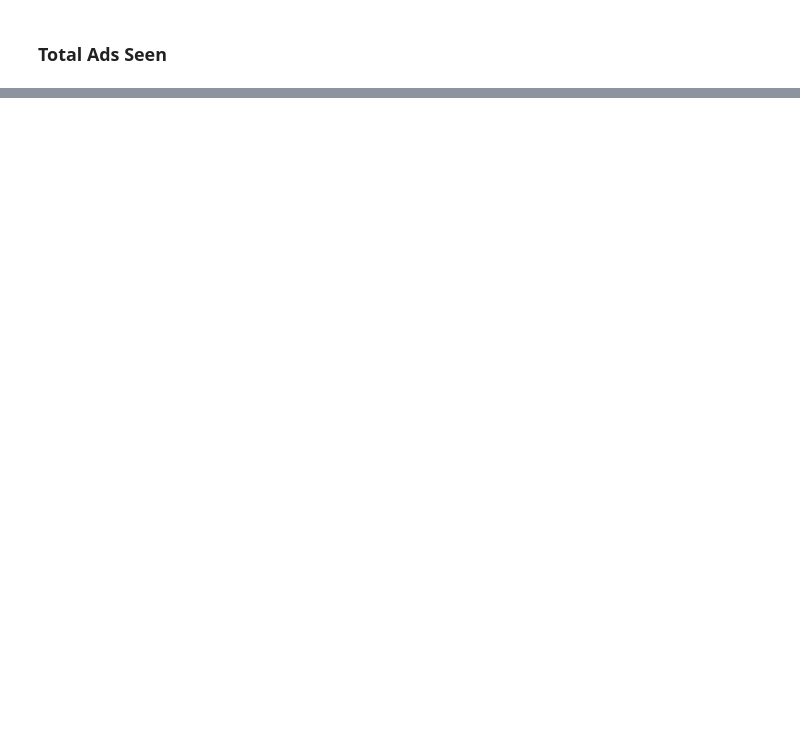
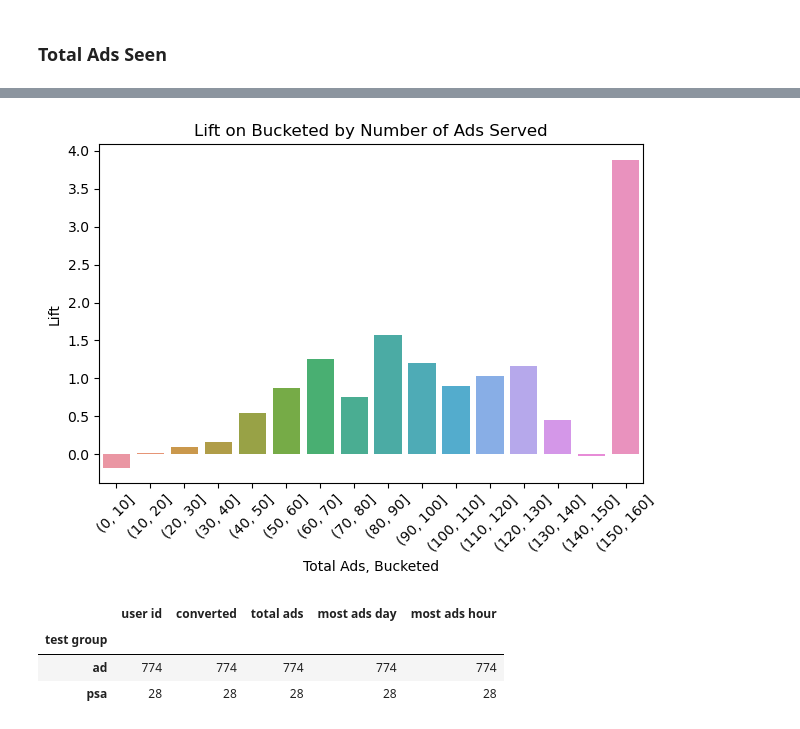
Before and after one commit to 4a6166/A-B-Testing-Analysis, a Jupyter notebook: kaggle-mkt/mkt_analysis.ipynb, the cells around one changed output, grey strips where cells are left out. Drawn from its saved outputs; the diff is of its cells as text; code cells hidden in the pictures; blank space fills up the shorter version.

```diff
--- a/kaggle-mkt/mkt_analysis.ipynb
+++ b/kaggle-mkt/mkt_analysis.ipynb
@@ -443,0 +526,14 @@ plt.show()
+# %%
+# get lift
+tot_bucket_lift = []
+
+for r in df_crate_tot_ads.index:
+    df_ = df.loc[(df["total ads"] >= r.left) & (df["total ads"] < r.right)]
+    df_group_ = df_.groupby("test group")["converted"].mean()
+    lift = get_lift(df_group_["ad"], df_group_["psa"])
+
+    if (math.isfinite(lift)):
+        tot_bucket_lift.append(lift)
+    else:
+        tot_bucket_lift.append(0)
+tot_bucket_lift
@@ -443,0 +557,17 @@ plt.show()
+# %%
+ax = sns.barplot(x=df_crate_tot_ads.index, y = tot_bucket_lift)
+ax.set(title="Lift on Bucketed by Number of Ads Served", xlabel="Total Ads, Bucketed", ylabel="Lift")
+plt.xticks(rotation=45)
+plt.tight_layout()
+plt.show()
+# %% [output]
+[figure, added]
+# %%
+# Examine the >150 bucket
+df_ = df.loc[df["total ads"] >= df_crate_tot_ads.index[-1].left]
+df_.groupby("test group").count()
+# %% [output]
+|  | user id | converted | total ads | most ads day | most ads hour |
+| test group |  |  |  |  |  |
+| ad | 774 | 774 | 774 | 774 | 774 |
+| psa | 28 | 28 | 28 | 28 | 28 |
```
Also changed, not shown: parts of 16 cells of this notebook.
